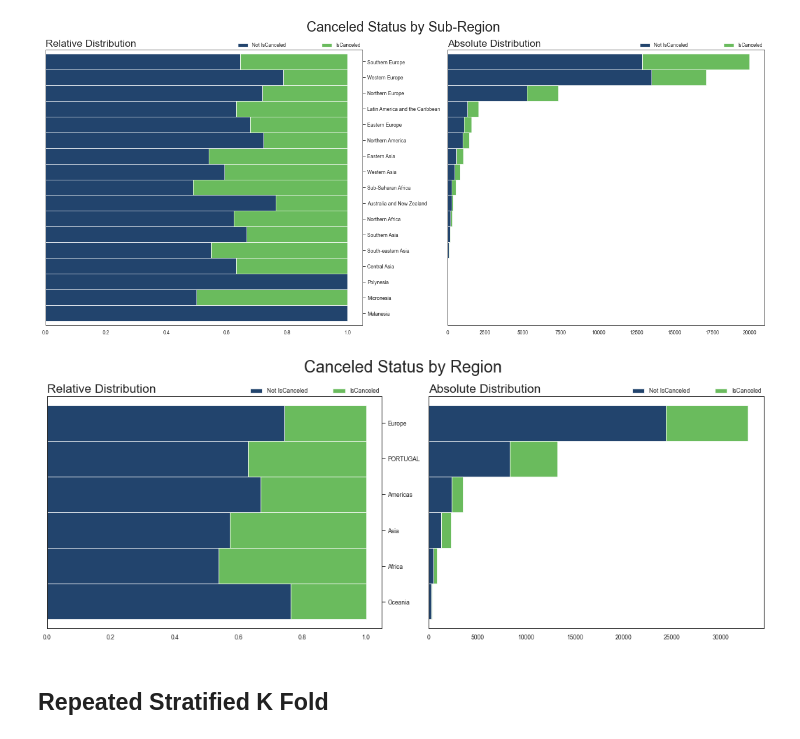
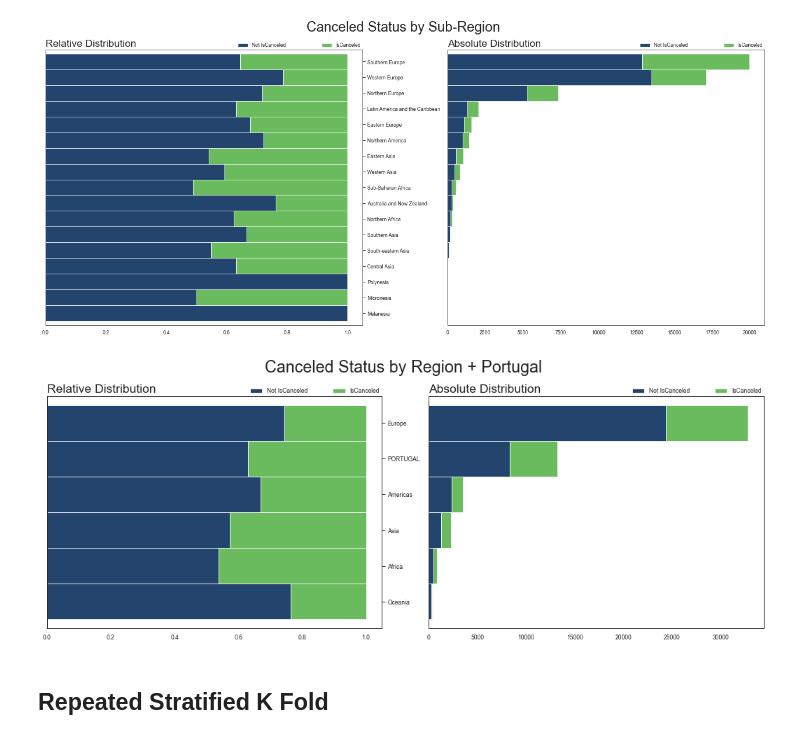
Before and after one commit to MarjorieKinney/bc2, a Jupyter notebook: wip/f/BC2-FP.ipynb, the cells around one changed output. Cells and saved outputs as stored; diff of their text form; code cells hidden in the pictures.

```diff
--- a/wip/f/BC2-FP.ipynb
+++ b/wip/f/BC2-FP.ipynb
@@ -556,9 +552,9 @@ absolute_relative_histoplot(df, 'sub-region', 'IsCanceled', title='Canceled Stat
 # %%
 df['region alt'] = df['region']
 df.loc[df['Country']=='PRT',['region alt']] = 'PORTUGAL'
-absolute_relative_histoplot(df, 'region alt', 'IsCanceled', title='Canceled Status by Region', figsize=(15,6))
+absolute_relative_histoplot(df, 'region alt', 'IsCanceled', title='Canceled Status by Region + Portugal', figsize=(15,6))
 # %% [output]
-[figure, old version]
+[figure, new version]
 # %% [markdown]
 ## Repeated Stratified K Fold
 # %%
```
Also changed, not shown: parts of 2 cells of this notebook.
